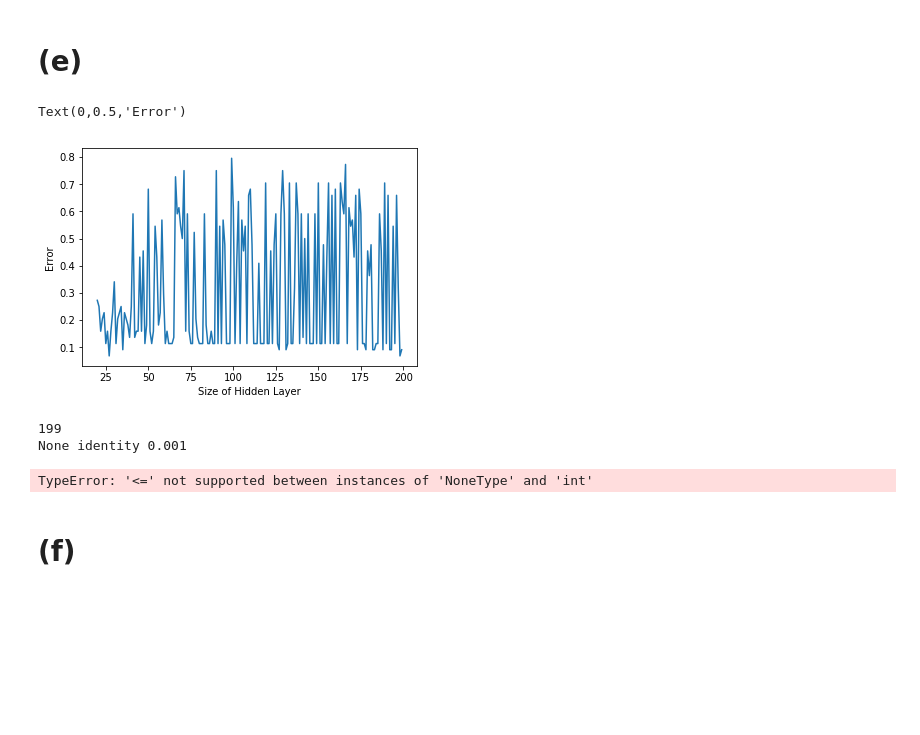
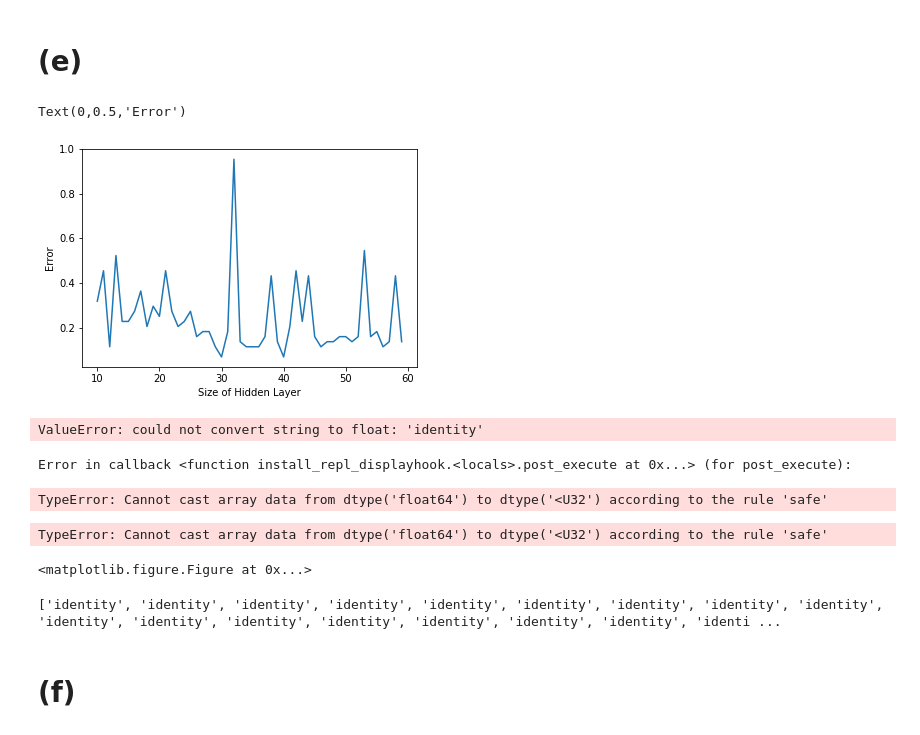
Before and after one commit to UC-MACSS/persp-model_W18, a Jupyter notebook: Students/AmosT/PS8/PS8_TAMOS.ipynb, the cells around one changed output. Drawn from its saved outputs; the diff is of its cells as text; code cells hidden in the pictures; blank space fills up the shorter version.

```diff
--- a/Students/AmosT/PS8/PS8_TAMOS.ipynb
+++ b/Students/AmosT/PS8/PS8_TAMOS.ipynb
@@ -266,56 +266,47 @@ One such set of parameters - Gamma: 0.2, C: 0.5 - results in MSE: 0.113636363636
 # %%
 df_e = df.copy()
 x_data = df_e[['alco', 'malic', 'tot_phen', 'color_int']]
 x_data = x_data.values
 y_data = np.ravel(df_e['cultivar'])
 
 kf = KFold(n_splits = 4, shuffle = True, random_state = 22)
 
 def task_e(act, layer_size, alph):
     for train_id, test_id in kf.split(x_data):
         x_train, x_test = x_data[train_id], x_data[test_id]
         y_train, y_test = y_data[train_id], y_data[test_id]
         nn = MLPClassifier(hidden_layer_sizes = (layer_size,),
                            activation = act,
                            alpha = alph )
         nn.fit(x_train, y_train)
         accuracy = nn.score(x_test, y_test)
         return 1 - accuracy
 
 
-layer_range = np.arange(20, 200, 1)
+layer_range = np.arange(10, 60, 1)
 
 nn_list = []
 for i in layer_range:
     nn_list.append((task_e('relu', i, 0.001), i))# stay with defaults
 
 plot_list = [i[0] for i in nn_list]
 plt.plot(layer_range, plot_list)
 plt.xlabel('Size of Hidden Layer')
-plt.ylabel("Error")
+plt.ylabel("Error");
 # %% [output]
 Text(0,0.5,'Error')
-[figure, old version]
+[figure, new version]
 # %%
-# fix layer size as the minimum of our above test
-layer_size = None
-l = 1
-for i, j in nn_list:
-    if l > i:
-        l = j
-    elif j > 50:
-        break
-print(l)
+# fix layer size as the minimum of our above test, looks like 30
 
 alpha_list = []
 activation_list = []
 result_list = []
 
-combos = product([layer_size], ['identity', 'logistic', 'tanh', 'relu'],
+combos = product([30], ['identity', 'logistic', 'tanh', 'relu'],
                             np.arange(0.001, 5, 0.01))
 
 for l, a, alph in combos:
-    print(l, a, alph)
     result_list.append(task_e(a, l, alph))
     alpha_list.append(alph)
     activation_list.append(a)
@@ -338,16 +329,20 @@ def three_d_plot(e_list, m_list, results):
     ax.set_ylabel('C value')
     ax.set_zlabel('Error')
     ax.view_init(50, 45)
-
-
-three_d_plot(alpha_list, activation_list, result_list)
-
-#print("\nThe lowest error appears to be when Gamma is in [0,0.4] and C is in [0.2, 1]")
-
-#print("\nOne such set of parameters - Gamma: {}, C: {} - results in MSE: {}".format(0.2, 0.5, task_d(0.2,0.5)))
 # %% [output]
-199
-None identity 0.001
+ValueError: could not convert string to float: 'identity'
-TypeError: '<=' not supported between instances of 'NoneType' and 'int'
+Error in callback <function install_repl_displayhook.<locals>.post_execute at 0x...> (for post_execute):
+TypeError: Cannot cast array data from dtype('float64') to dtype('<U32') according to the rule 'safe'
+TypeError: Cannot cast array data from dtype('float64') to dtype('<U32') according to the rule 'safe'
+<matplotlib.figure.Figure at 0x...>
+# %%
+print(activation_list )
+#three_d_plot(alpha_list, activation_list, result_list)
+
+#print("\nThe lowest error appears to be when Gamma is in [0,0.4] and C is in [0.2, 1]")
+
+#print("\nOne such set of parameters - Gamma: {}, C: {} - results in MSE: {}".format(0.2, 0.5, task_d(0.2,0.5)))
+# %% [output]
+['identity', 'identity', 'identity', 'identity', 'identity', 'identity', 'identity', 'identity', 'identity', 'identity', 'identity', 'identity', 'identity', 'identity', 'identity', 'identity', 'identi ...
 # %% [markdown]
 # (f)
```
